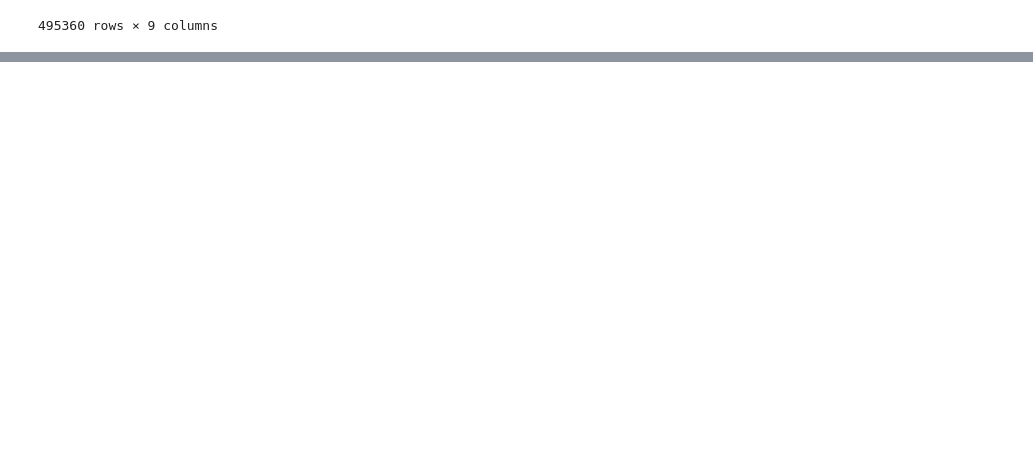
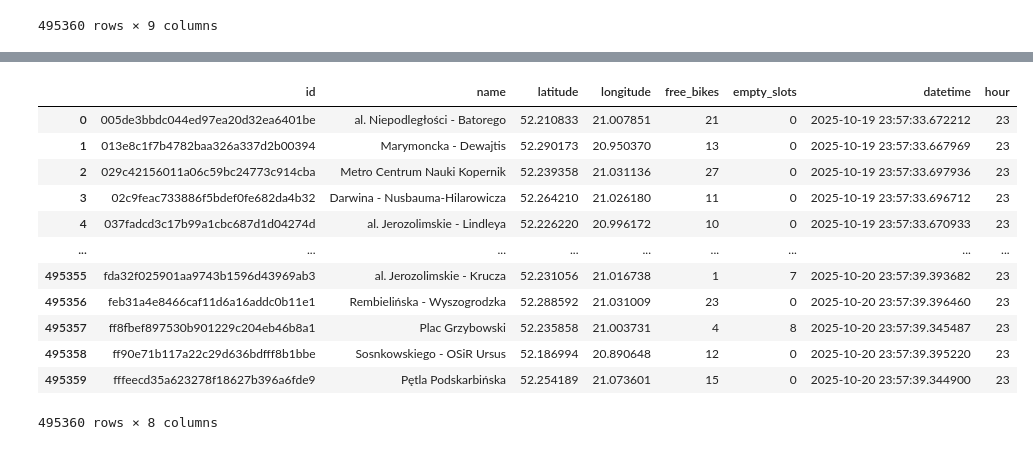
Before and after one commit to dane-analizy/python-w-analizie-danych-2025-10-20, a Jupyter notebook: 07 rowery.ipynb, the cells around one changed output, grey strips where cells are left out. Drawn from its saved outputs; the diff is of its cells as text; code cells hidden in the pictures; blank space fills up the shorter version.

```diff
--- a/07 rowery.ipynb
+++ b/07 rowery.ipynb
@@ -118,0 +152,18 @@ AttributeError: 'Series' object has no attribute 'hour'
+# %%
+rowery_df = rowery_df.drop(columns=['timestamp', 'suma_long_lat'])
+# %%
+rowery_df
+# %% [output]
+|  | id | name | latitude | longitude | free_bikes | empty_slots | datetime | hour |
+| 0 | 005de3bbdc044ed97ea20d32ea6401be | al. Niepodległości - Batorego | 52.210833 | 21.007851 | 21 | 0 | 2025-10-19 23:57:33.672212 | 23 |
+| 1 | 013e8c1f7b4782baa326a337d2b00394 | Marymoncka - Dewajtis | 52.290173 | 20.950370 | 13 | 0 | 2025-10-19 23:57:33.667969 | 23 |
+| 2 | 029c42156011a06c59bc24773c914cba | Metro Centrum Nauki Kopernik | 52.239358 | 21.031136 | 27 | 0 | 2025-10-19 23:57:33.697936 | 23 |
+| 3 | 02c9feac733886f5bdef0fe682da4b32 | Darwina - Nusbauma-Hilarowicza | 52.264210 | 21.026180 | 11 | 0 | 2025-10-19 23:57:33.696712 | 23 |
+| 4 | 037fadcd3c17b99a1cbc687d1d04274d | al. Jerozolimskie - Lindleya | 52.226220 | 20.996172 | 10 | 0 | 2025-10-19 23:57:33.670933 | 23 |
+| ... | ... | ... | ... | ... | ... | ... | ... | ... |
+| 495355 | fda32f025901aa9743b1596d43969ab3 | al. Jerozolimskie - Krucza | 52.231056 | 21.016738 | 1 | 7 | 2025-10-20 23:57:39.393682 | 23 |
+| 495356 | feb31a4e8466caf11d6a16addc0b11e1 | Rembielińska - Wyszogrodzka | 52.288592 | 21.031009 | 23 | 0 | 2025-10-20 23:57:39.396460 | 23 |
+| 495357 | ff8fbef897530b901229c204eb46b8a1 | Plac Grzybowski | 52.235858 | 21.003731 | 4 | 8 | 2025-10-20 23:57:39.345487 | 23 |
+| 495358 | ff90e71b117a22c29d636bdfff8b1bbe | Sosnkowskiego - OSiR Ursus | 52.186994 | 20.890648 | 12 | 0 | 2025-10-20 23:57:39.395220 | 23 |
+| 495359 | fffeecd35a623278f18627b396a6fde9 | Pętla Podskarbińska | 52.254189 | 21.073601 | 15 | 0 | 2025-10-20 23:57:39.344900 | 23 |
+495360 rows × 8 columns
```
Also changed, not shown: parts of 8 cells of this notebook, 2 other files.
